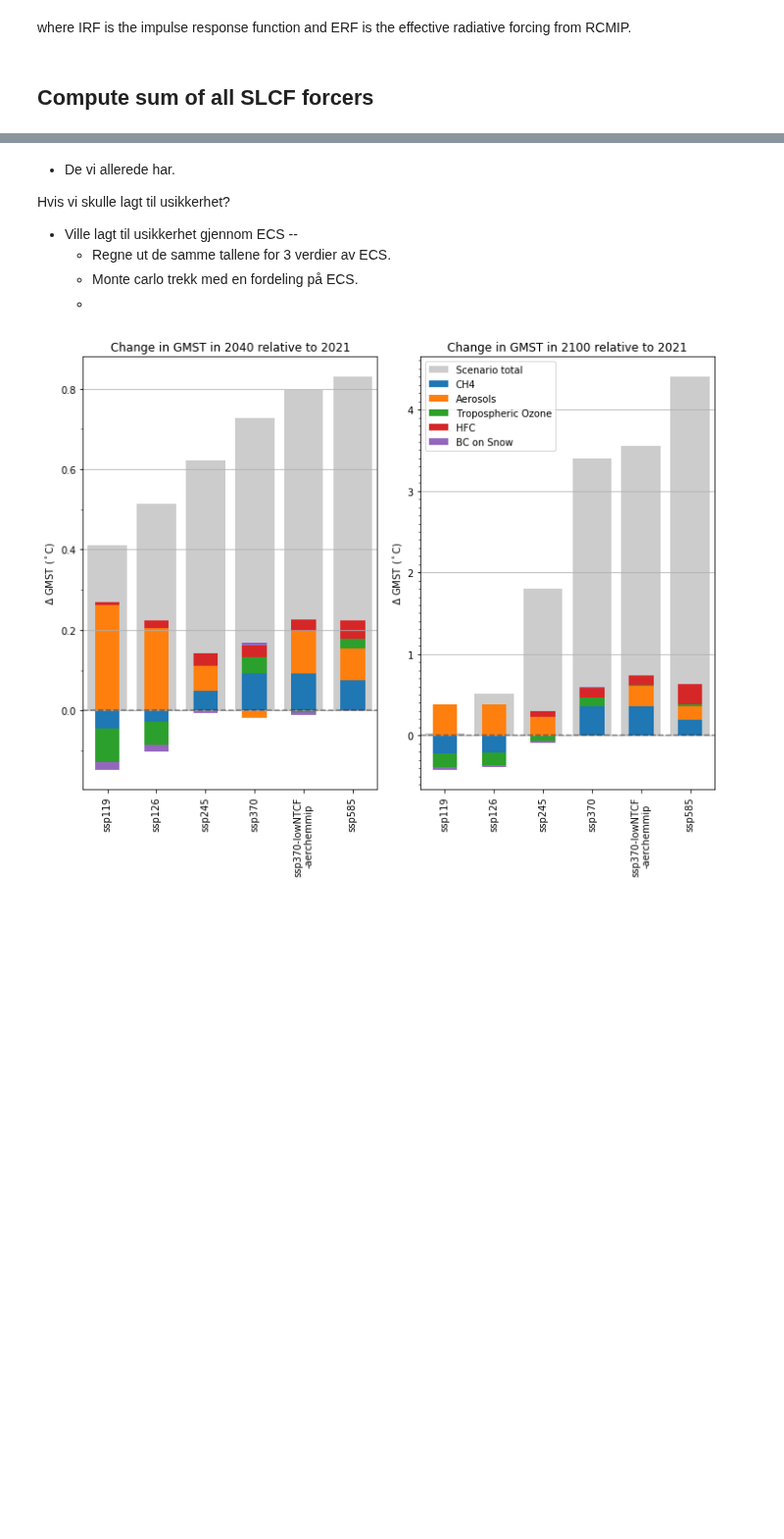
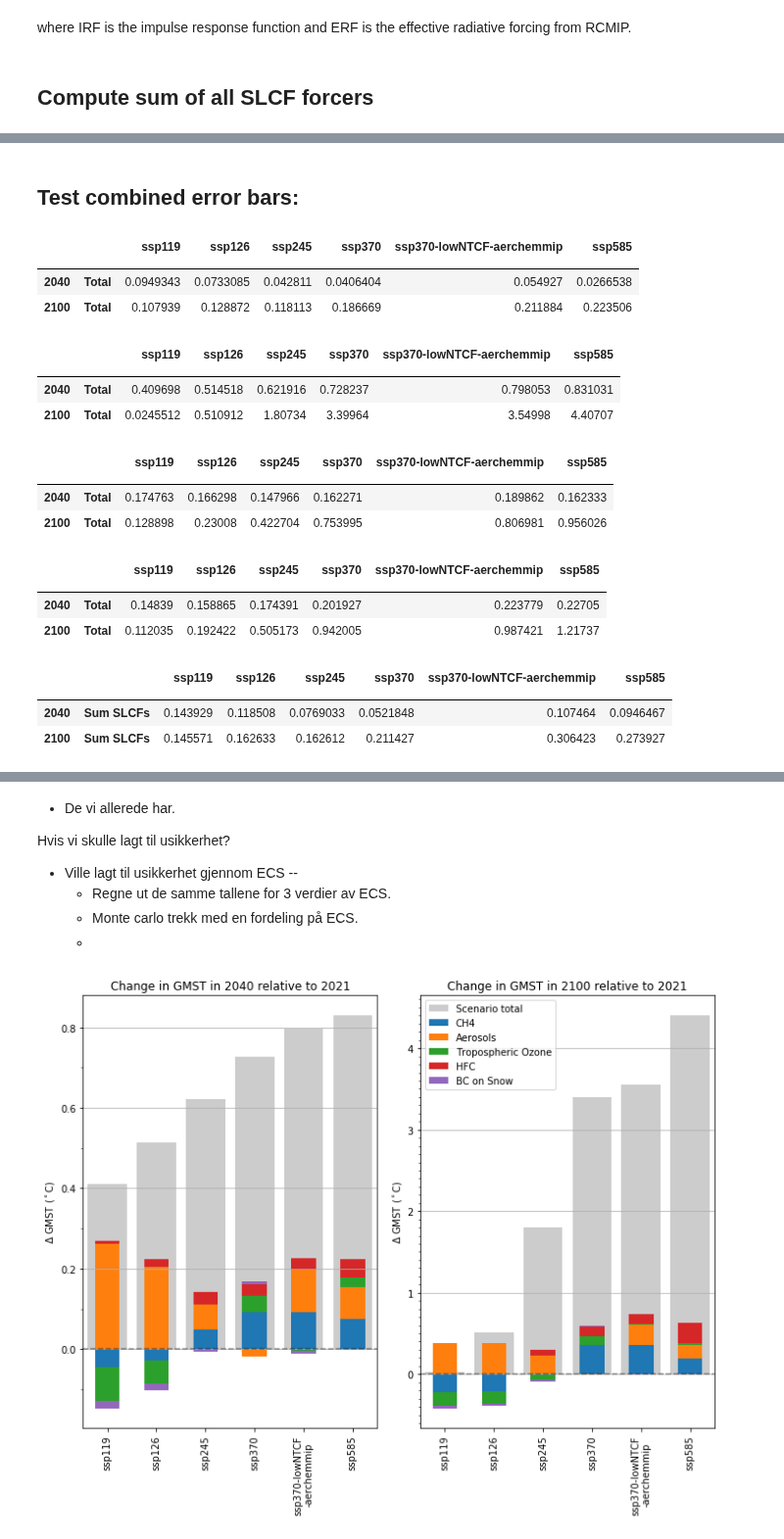
Before and after one commit to sarambl/AR6_CH6_RCMIPFIGS, a Jupyter notebook: ar6_ch6_rcmipfigs/notebooks/3-2_delta_T_plot_bar_stacked.ipynb, the cells around one changed output, grey strips where cells are left out. Shown at 98% size. Cells and saved outputs as stored; diff of their text form; code cells hidden in the pictures; blank space fills up the shorter version.

```diff
--- a/ar6_ch6_rcmipfigs/notebooks/3-2_delta_T_plot_bar_stacked.ipynb
+++ b/ar6_ch6_rcmipfigs/notebooks/3-2_delta_T_plot_bar_stacked.ipynb
@@ -238,21 +203,0 @@ tab_slcf_sum
-# %%
-ref_year='2021'
-scntab_dic = {}
-tab = setup_table()
-tab_sd = setup_table()
-for scn in scenarios_rel:
-    tabscn =scn# trans_scen2plotlabel(scn)
-
-    for var in variables_erf_comp:
-        tabvar = var.split('|')[-1]
-        dtvar = new_varname(var, name_deltaT)
-        for year in years:
-            _tab_da =ds_DT[dtvar].sel(scenario=scn, time=slice(year,year))-  ds_DT[dtvar].sel(scenario=scn, time=slice(ref_year,ref_year)).squeeze()
-            #print(_tab_da)
-            #print(_tab_da.mean('climatemodel').values[0])
-
-
-            tab.loc[(year, tabvar),tabscn]=_tab_da.mean('climatemodel').values[0]
-            tab_sd.loc[(year, tabvar),tabscn]=_tab_da.std('climatemodel').values[0]
-    #scntab_dic[scn]=tab.copy()
-tab
@@ -350,0 +302,2 @@ plt.savefig(fn, dpi=300)
+# %% [markdown]
+## Test combined error bars:
@@ -350,0 +320,35 @@ plt.savefig(fn, dpi=300)
+# %%
+tot_DT_std
+# %% [output]
+|  |  | ssp119 | ssp126 | ssp245 | ssp370 | ssp370-lowNTCF-aerchemmip | ssp585 |
+|  |  |  |  |  |  |  |  |
+| 2040 | Total | 0.0949343 | 0.0733085 | 0.042811 | 0.0406404 | 0.054927 | 0.0266538 |
+| 2100 | Total | 0.107939 | 0.128872 | 0.118113 | 0.186669 | 0.211884 | 0.223506 |
+# %%
+tot_DT_mean
+# %% [output]
+|  |  | ssp119 | ssp126 | ssp245 | ssp370 | ssp370-lowNTCF-aerchemmip | ssp585 |
+|  |  |  |  |  |  |  |  |
+| 2040 | Total | 0.409698 | 0.514518 | 0.621916 | 0.728237 | 0.798053 | 0.831031 |
+| 2100 | Total | 0.0245512 | 0.510912 | 1.80734 | 3.39964 | 3.54998 | 4.40707 |
+# %%
+yerr_tot
+# %% [output]
+|  |  | ssp119 | ssp126 | ssp245 | ssp370 | ssp370-lowNTCF-aerchemmip | ssp585 |
+|  |  |  |  |  |  |  |  |
+| 2040 | Total | 0.174763 | 0.166298 | 0.147966 | 0.162271 | 0.189862 | 0.162333 |
+| 2100 | Total | 0.128898 | 0.23008 | 0.422704 | 0.753995 | 0.806981 | 0.956026 |
+# %%
+yerr_tot
+# %% [output]
+|  |  | ssp119 | ssp126 | ssp245 | ssp370 | ssp370-lowNTCF-aerchemmip | ssp585 |
+|  |  |  |  |  |  |  |  |
+| 2040 | Total | 0.14839 | 0.158865 | 0.174391 | 0.201927 | 0.223779 | 0.22705 |
+| 2100 | Total | 0.112035 | 0.192422 | 0.505173 | 0.942005 | 0.987421 | 1.21737 |
+# %%
+yerr_sum
+# %% [output]
+|  |  | ssp119 | ssp126 | ssp245 | ssp370 | ssp370-lowNTCF-aerchemmip | ssp585 |
+|  |  |  |  |  |  |  |  |
+| 2040 | Sum SLCFs | 0.143929 | 0.118508 | 0.0769033 | 0.0521848 | 0.107464 | 0.0946467 |
+| 2100 | Sum SLCFs | 0.145571 | 0.162633 | 0.162612 | 0.211427 | 0.306423 | 0.273927 |
```
Also changed, not shown: parts of 38 cells of this notebook, 46 other files.
